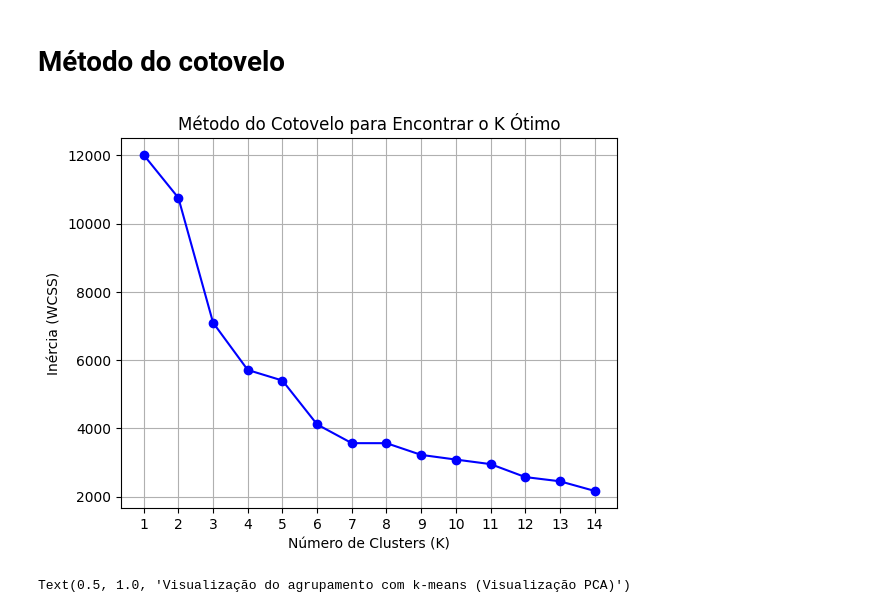
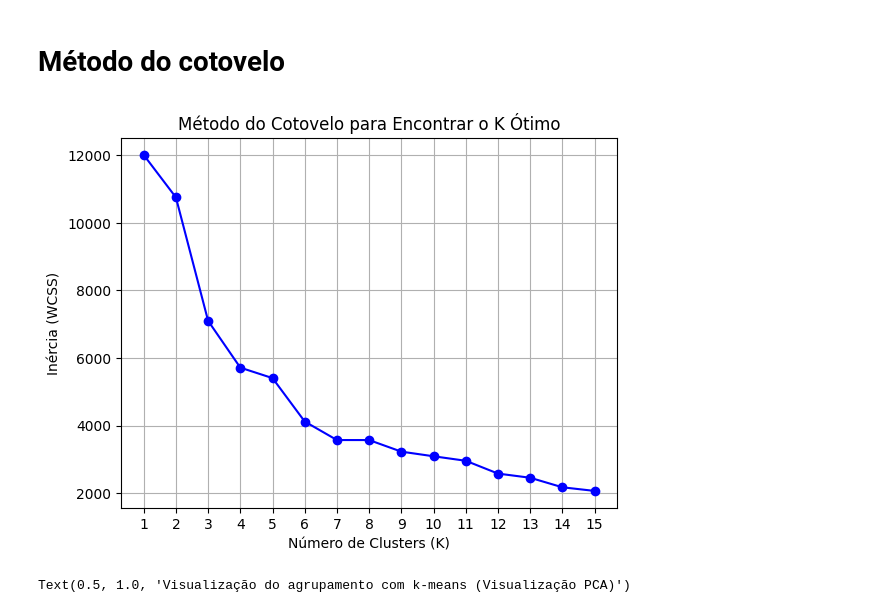
Before and after one commit to JamesIslan/analise-dados-ancine, a Jupyter notebook: src/analise/cluster-obras.ipynb, the cells around one changed output. Drawn from its saved outputs; the diff is of its cells as text; code cells hidden in the pictures.

```diff
--- a/src/analise/cluster-obras.ipynb
+++ b/src/analise/cluster-obras.ipynb
@@ -35,27 +51,27 @@ obras.head()
 # Método do cotovelo
 # %%
 # Implementando o Método do Cotovelo com visualização iterativa
-k_range = range(1, 15)
+k_range = range(1, 16)
 inertias = []
 clustering_results = []
 
 for k in k_range:
     model = KMeans(n_clusters=k, max_iter=150, random_state=42)
     model.fit(obras)
 
     inertias.append(model.inertia_)
     clustering_results.append({'labels': model.labels_, 'centroids': model.cluster_centers_})
 
 # Plotar o gráfico do cotovelo
 plt.plot(k_range, inertias, 'bo-')
 plt.xlabel('Número de Clusters (K)')
 plt.ylabel('Inércia (WCSS)')
 plt.title('Método do Cotovelo para Encontrar o K Ótimo')
 plt.xticks(k_range)
 plt.grid(True)
 plt.show()
 # %% [output]
-[figure, old version]
+[figure, new version]
 # %%
 # k-means com PCA
 kmeans = KMeans(n_clusters=5, random_state=0, n_init=10, init='k-means++').fit(obras)
```
Also changed, not shown: parts of 3 cells of this notebook, 1 other file.
